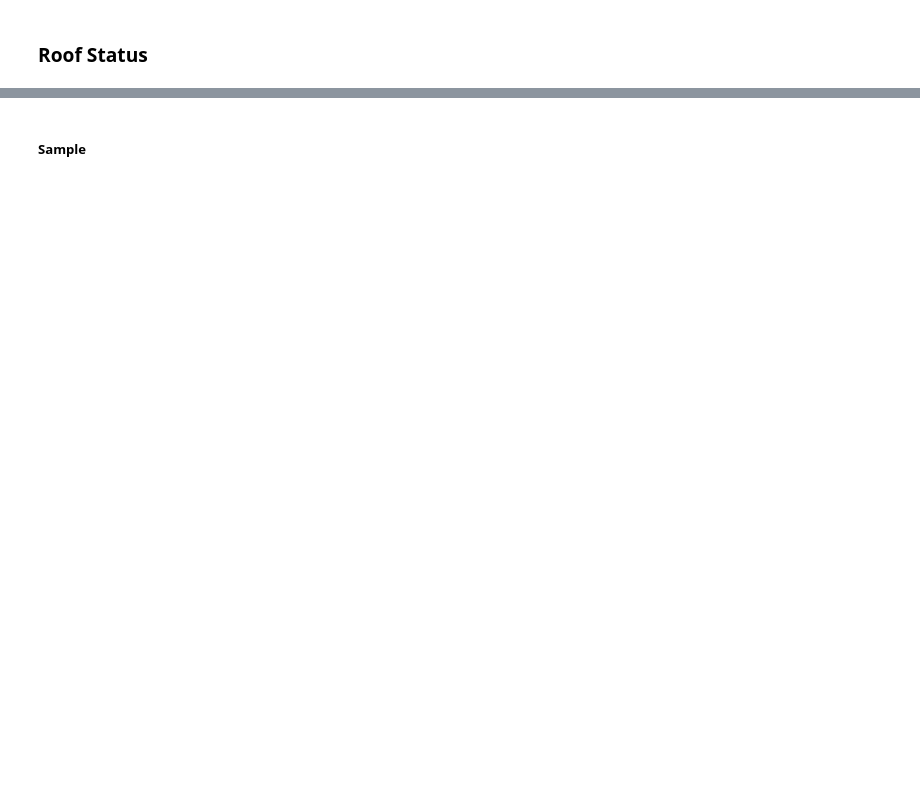
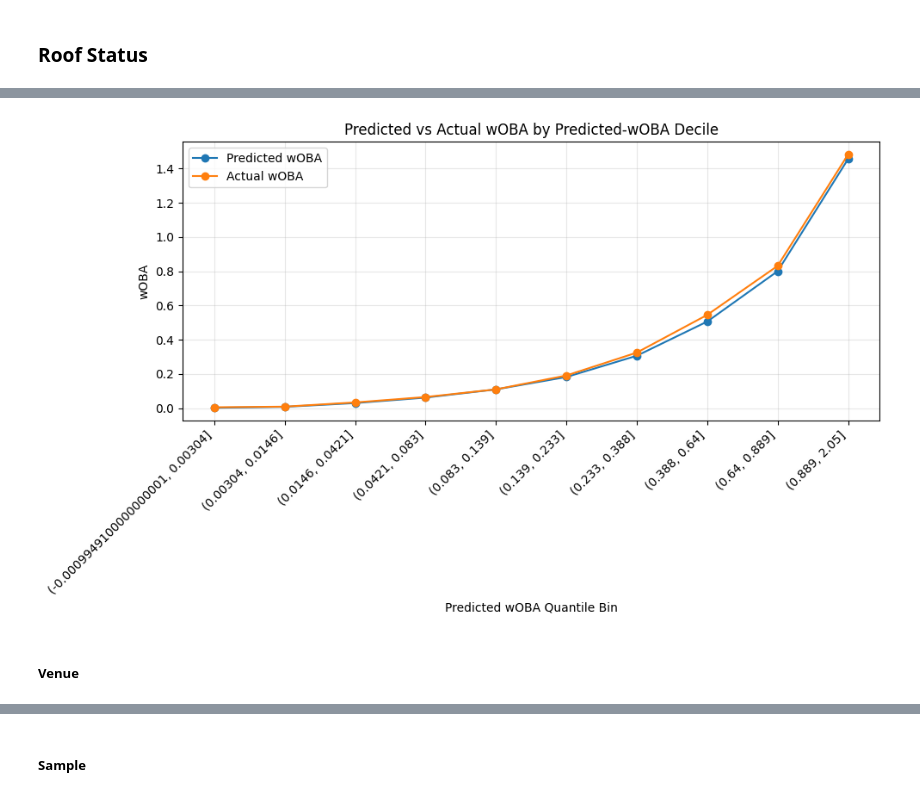
Before and after one commit to jamesgiles1993/MLB-Code, a Jupyter notebook: M01. Weather Factors.ipynb, the cells around one changed output, grey strips where cells are left out. Saved outputs shown, nothing was run; the diff lists cells and outputs as text; code cells hidden in the pictures; blank space fills up the shorter version.

```diff
--- a/M01. Weather Factors.ipynb
+++ b/M01. Weather Factors.ipynb
@@ -267,0 +616,12 @@ venue_nums = [venue.replace("venue_", "") for venue in venue_dummy_list]
+# %%
+events_configs = {
+    # "Torch_Events_Base_B64":         ([64, 32, 16],       0.0,   0.001, 64,  0.05),
+    # "Torch_Events_Wide_B32":         ([128, 64, 32],      0.0,   0.001, 32,  0.05),
+    "Torch_Events_Wide_B64":         ([128, 64, 32],      0.0,   0.001, 64,  0.05),
+    # "Torch_Events_Deep_B32":         ([256, 128, 64, 32], 0.0,   0.001, 32,  0.10),
+    # "Torch_Events_WeightDecay":      ([128, 64, 32],      1e-5,  0.001, 64,  0.03),
+}
+events_ensembles = 1
+events_random_states = 1
+events_n_epochs = 20
+events_batch_size = 1024
@@ -267,0 +884,13 @@ venue_nums = [venue.replace("venue_", "") for venue in venue_dummy_list]
+# %%
+woba_quantiles = 10
+
+events_test_df['pred_woba_bin'] = pd.qcut(events_test_df['predicted_woba'], woba_quantiles)
+
+woba_quantile_summary = events_test_df.groupby('pred_woba_bin', observed=True).agg(
+    predicted_woba_mean=('predicted_woba', 'mean'),
+    actual_woba_mean=('actual_woba', 'mean'),
+    count=('actual_woba', 'size')
+)
+woba_quantile_summary['diff'] = woba_quantile_summary['actual_woba_mean'] - woba_quantile_summary['predicted_woba_mean']
+
+woba_quantile_summary.reset_index()
@@ -267,0 +909,21 @@ venue_nums = [venue.replace("venue_", "") for venue in venue_dummy_list]
+# %%
+plt.figure(figsize=(10, 6))
+
+x = range(len(woba_quantile_summary))
+labels = [str(interval) for interval in woba_quantile_summary.index]
+
+plt.plot(x, woba_quantile_summary['predicted_woba_mean'], marker='o', label='Predicted wOBA')
+plt.plot(x, woba_quantile_summary['actual_woba_mean'], marker='o', label='Actual wOBA')
+
+plt.xticks(x, labels, rotation=45, ha='right')
+plt.xlabel('Predicted wOBA Quantile Bin')
+plt.ylabel('wOBA')
+plt.title('Predicted vs Actual wOBA by Predicted-wOBA Decile')
+plt.legend()
+plt.grid(alpha=0.3)
+plt.tight_layout()
+plt.show()
+# %% [output]
+[figure, added]
+# %% [markdown]
+##### Venue
```
Also changed, not shown: parts of 196 cells of this notebook, 14 other files.
